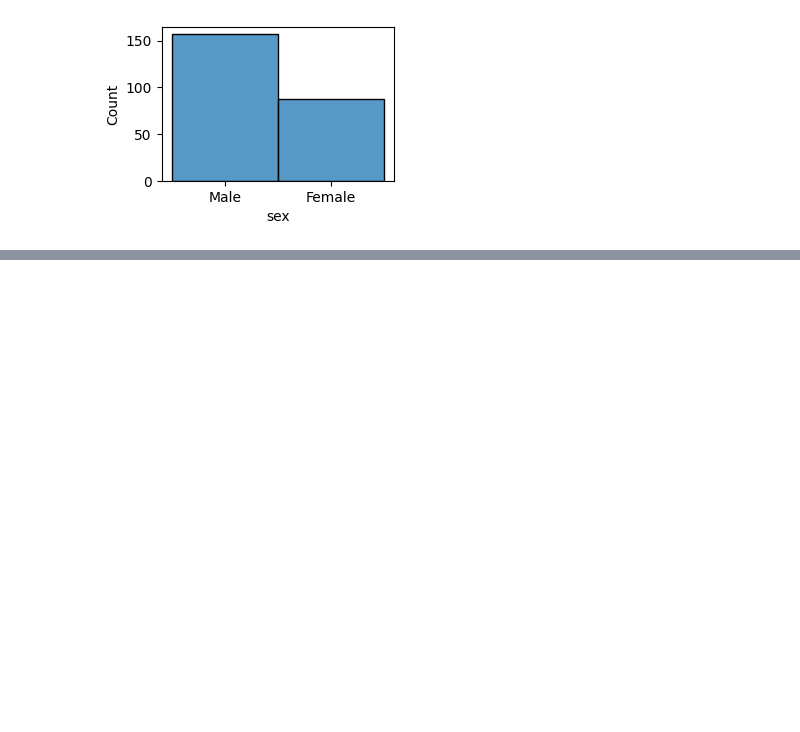
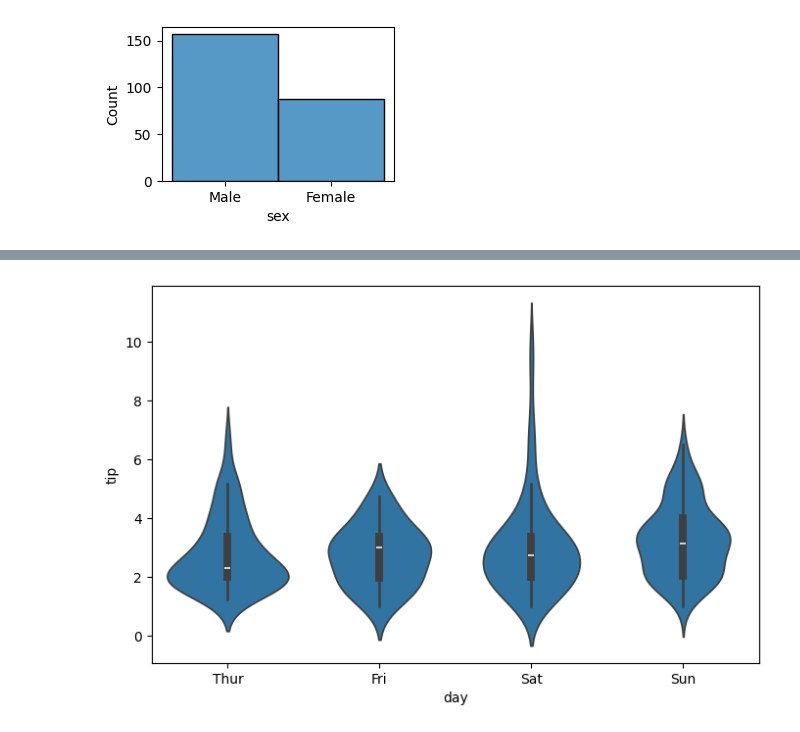
Before and after one commit to GameNPN/KU-Data-Science, a Jupyter notebook: Week 7/seaborn.ipynb, the cells around one changed output, grey strips where cells are left out. Saved outputs shown, nothing was run; the diff lists cells and outputs as text; code cells hidden in the pictures; blank space fills up the shorter version.

```diff
--- a/Week 7/seaborn.ipynb
+++ b/Week 7/seaborn.ipynb
@@ -61,0 +74,6 @@ plt.show()
+# %%
+plt.figure(figsize=[8,5])
+sns.violinplot(data= tips , x='day',y='tip')
+plt.show()
+# %% [output]
+[figure, added]
```
Also changed, not shown: parts of 12 cells of this notebook.
